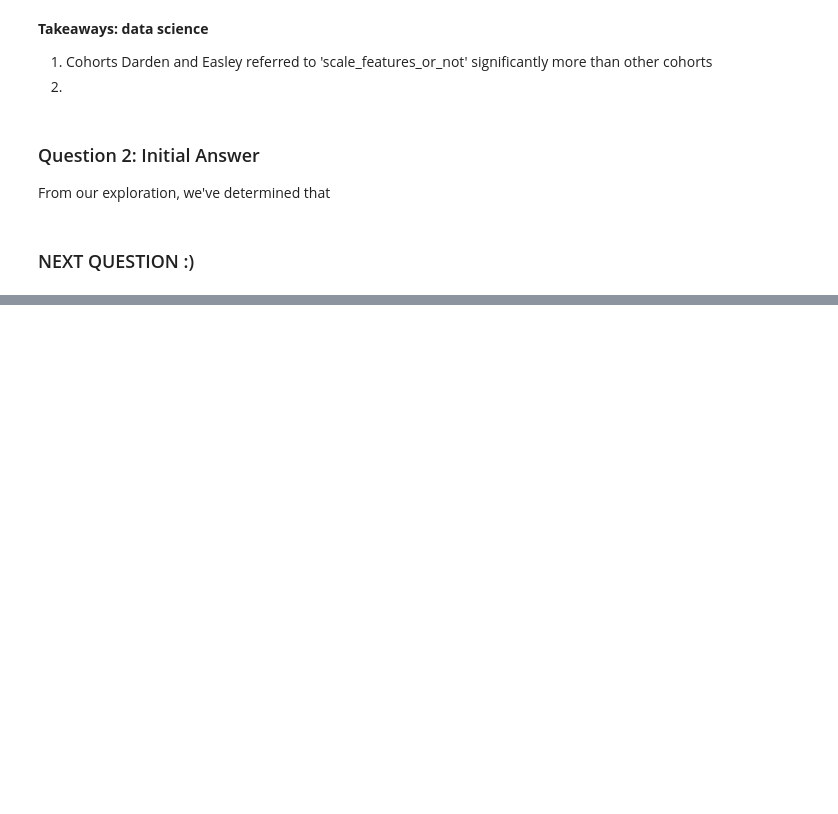
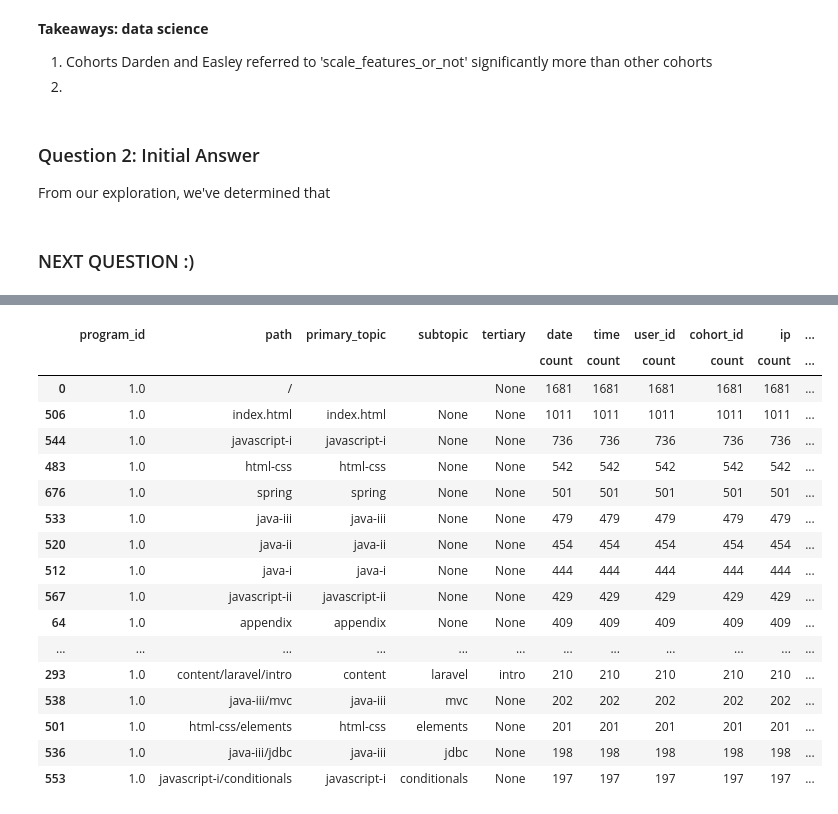
Before and after one commit to tim-keriazes/anomaly-detection-project, a Jupyter notebook: david_working_notebook.ipynb, the cells around one changed output, grey strips where cells are left out. Saved outputs shown, nothing was run; the diff lists cells and outputs as text; code cells hidden in the pictures; blank space fills up the shorter version.

```diff
--- a/david_working_notebook.ipynb
+++ b/david_working_notebook.ipynb
@@ -592,0 +643,31 @@ From our exploration, we've determined that
+# %%
+#  Observations that occured after each cohort end date by graduate
+after_grad = df[(df.date > df.end_date)]
+
+# Create four dataframes for each program
+jarrid_full_stack_php = after_grad[after_grad.program_id == 1]
+jarrid_full_stack_java = after_grad[after_grad.program_id == 2]
+jarrid_data_science = after_grad[after_grad.program_id == 3]
+jarrid_front_end = after_grad[after_grad.program_id == 4]
+# %%
+# Dataframe of Full Stack PHP program graduates page visits sorted by highest count
+jarrid_full_stack_php.groupby(['program_id', 'path', 'primary_topic', 'subtopic', 'tertiary' ]).agg(['count']).reset_index().sort_values(by=[('user_id', 'count')], ascending=False).head(25)
+# %% [output]
+|  | program_id | path | primary_topic | subtopic | tertiary | date | time | user_id | cohort_id | ip | ... |
+|  |  |  |  |  |  | count | count | count | count | count | ... |
+| 0 | 1.0 | / |  |  | None | 1681 | 1681 | 1681 | 1681 | 1681 | ... |
+| 506 | 1.0 | index.html | index.html | None | None | 1011 | 1011 | 1011 | 1011 | 1011 | ... |
+| 544 | 1.0 | javascript-i | javascript-i | None | None | 736 | 736 | 736 | 736 | 736 | ... |
+| 483 | 1.0 | html-css | html-css | None | None | 542 | 542 | 542 | 542 | 542 | ... |
+| 676 | 1.0 | spring | spring | None | None | 501 | 501 | 501 | 501 | 501 | ... |
+| 533 | 1.0 | java-iii | java-iii | None | None | 479 | 479 | 479 | 479 | 479 | ... |
+| 520 | 1.0 | java-ii | java-ii | None | None | 454 | 454 | 454 | 454 | 454 | ... |
+| 512 | 1.0 | java-i | java-i | None | None | 444 | 444 | 444 | 444 | 444 | ... |
+| 567 | 1.0 | javascript-ii | javascript-ii | None | None | 429 | 429 | 429 | 429 | 429 | ... |
+| 64 | 1.0 | appendix | appendix | None | None | 409 | 409 | 409 | 409 | 409 | ... |
+| ... | ... | ... | ... | ... | ... | ... | ... | ... | ... | ... | ... |
+| 293 | 1.0 | content/laravel/intro | content | laravel | intro | 210 | 210 | 210 | 210 | 210 | ... |
+| 538 | 1.0 | java-iii/mvc | java-iii | mvc | None | 202 | 202 | 202 | 202 | 202 | ... |
+| 501 | 1.0 | html-css/elements | html-css | elements | None | 201 | 201 | 201 | 201 | 201 | ... |
+| 536 | 1.0 | java-iii/jdbc | java-iii | jdbc | None | 198 | 198 | 198 | 198 | 198 | ... |
+| 553 | 1.0 | javascript-i/conditionals | javascript-i | conditionals | None | 197 | 197 | 197 | 197 | 197 | ... |
```
Also changed, not shown: parts of 8 cells of this notebook, 1 other file.
